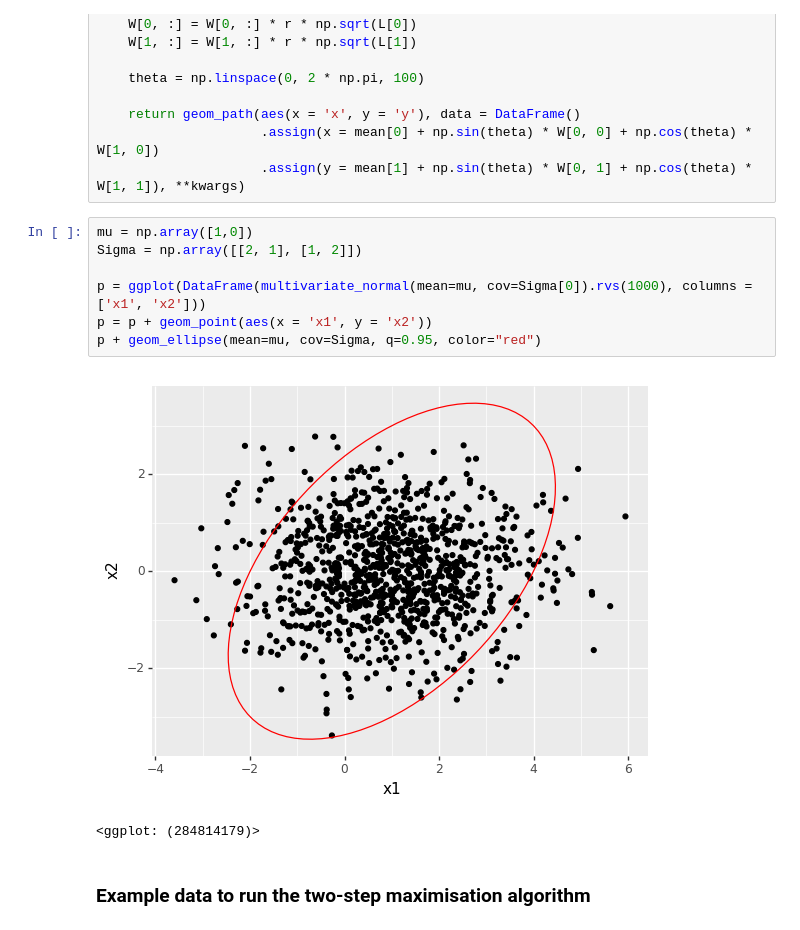
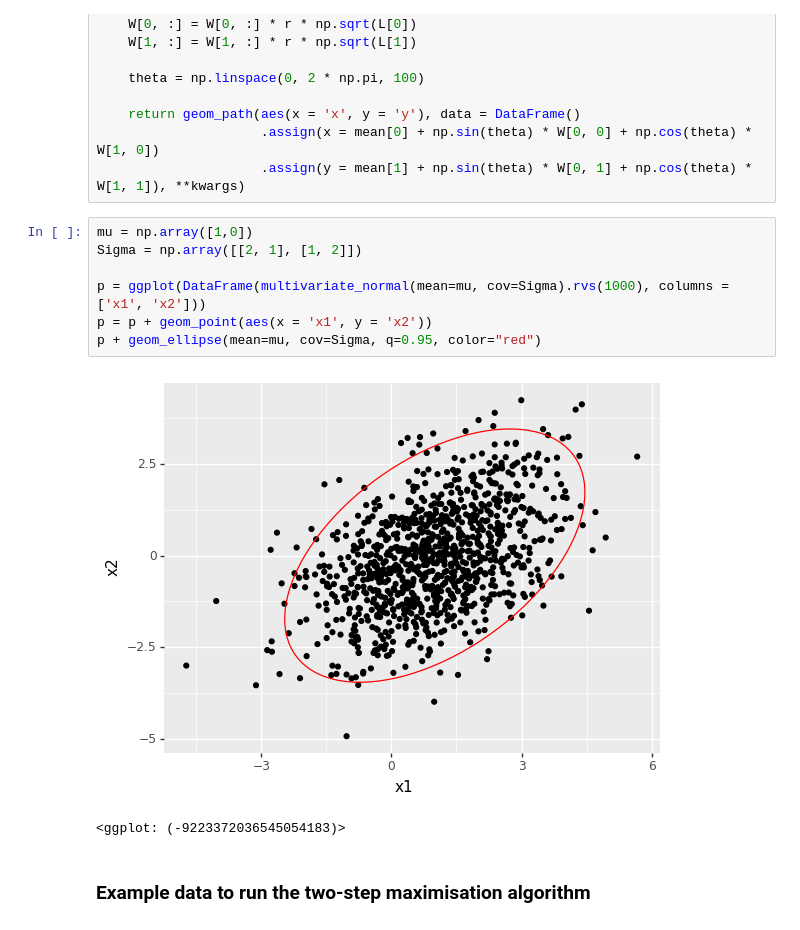
Before and after one commit to swenlaur/machine-learning-ii, a Jupyter notebook: practise-sessions/07/01_variations_of_two_step_maximisation_algorithm.ipynb, the cells around one changed output. Saved outputs shown, nothing was run; the diff lists cells and outputs as text.

```diff
--- a/practise-sessions/07/01_variations_of_two_step_maximisation_algorithm.ipynb
+++ b/practise-sessions/07/01_variations_of_two_step_maximisation_algorithm.ipynb
@@ -66,13 +66,13 @@ def geom_ellipse(mean: np.array, cov: np.array, data: np.array=None, q: float=0.
 # %%
 mu = np.array([1,0])
 Sigma = np.array([[2, 1], [1, 2]])
 
-p = ggplot(DataFrame(multivariate_normal(mean=mu, cov=Sigma[0]).rvs(1000), columns = ['x1', 'x2']))
+p = ggplot(DataFrame(multivariate_normal(mean=mu, cov=Sigma).rvs(1000), columns = ['x1', 'x2']))
 p = p + geom_point(aes(x = 'x1', y = 'x2'))
 p + geom_ellipse(mean=mu, cov=Sigma, q=0.95, color="red")
 # %% [output]
-[figure, old version]
+[figure, new version]
-<ggplot: (284814179)>
+<ggplot: (-9223372036545054183)>
 # %% [markdown]
 ### Example data to run the two-step maximisation algorithm
 # %%
```
Also changed, not shown: parts of 7 cells of this notebook, 2 other files.
